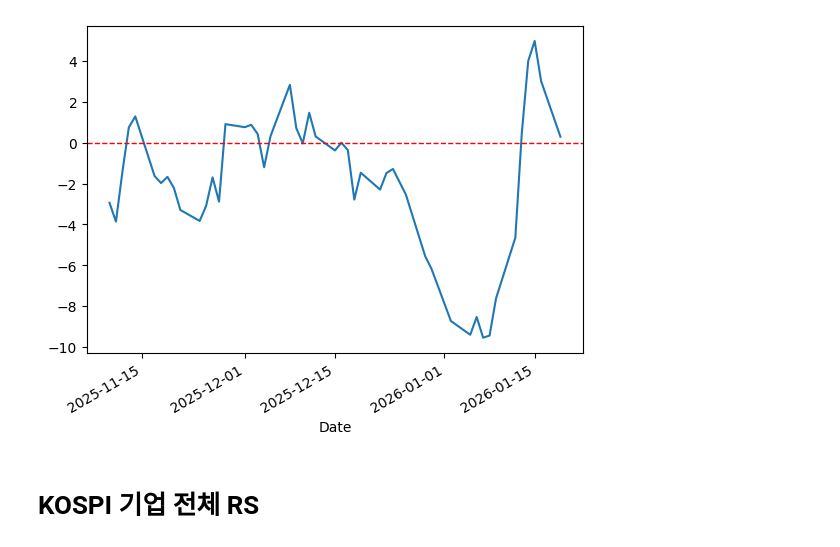
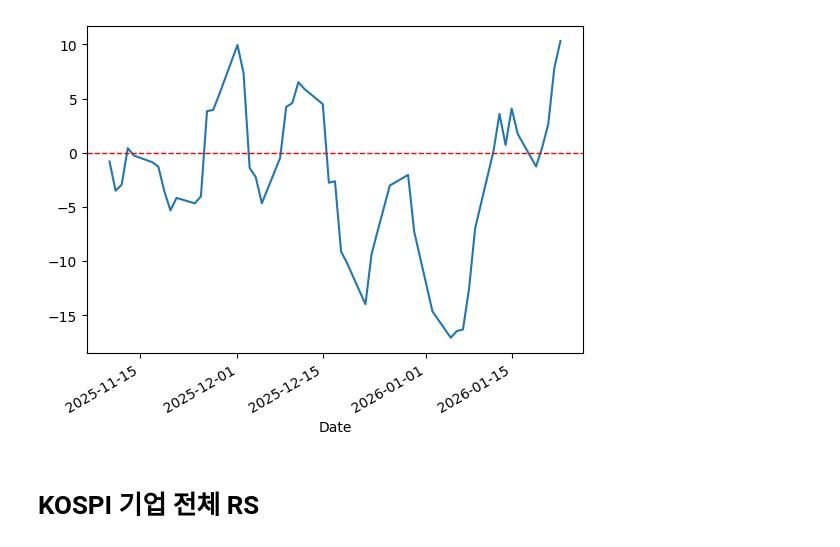
Before and after one commit to MinjunChoi24/JustStudy, a Jupyter notebook: Stock_analysis/Corp_RS.ipynb, the cells around one changed output. Cells and saved outputs as stored; diff of their text form; code cells hidden in the pictures.

```diff
--- a/Stock_analysis/Corp_RS.ipynb
+++ b/Stock_analysis/Corp_RS.ipynb
@@ -10,7 +10,7 @@ start = '2025-11-01'
 end = '2026-02-01'
 # %%
 # KOSPI Close Price Weekly Return
-kospi = fdr.DataReader('KS11')['Close'][:-1]
+kospi = fdr.DataReader('KS11')['Close']
 
 kospi_prices = kospi.loc[start:end]
 
@@ -18,7 +18,7 @@ weekly_return1 = kospi_prices.pct_change(periods=5)[5:] * 100
 # %%
 def RS_week(ticker):
         try:
-                asset_prices = fdr.DataReader(ticker,start,end)['Close'][:-1]
+                asset_prices = fdr.DataReader(ticker,start,end)['Close']
 
                 weekly_return2 = asset_prices.pct_change(periods=5)[5:] * 100
 
@@ -34,13 +34,13 @@ def RS_week(ticker):
 
                 return RS
 # %%
-RS = RS_week('457990')
+RS = RS_week('003670')
 
 RS.plot()
 
 plt.axhline(0, color='red', linestyle='--', linewidth=1);
 # %% [output]
-[figure, old version]
+[figure, new version]
 # %% [markdown]
 # KOSPI 기업 전체 RS
 # %%
```
Also changed, not shown: parts of 1 cell of this notebook, 3 other files.
